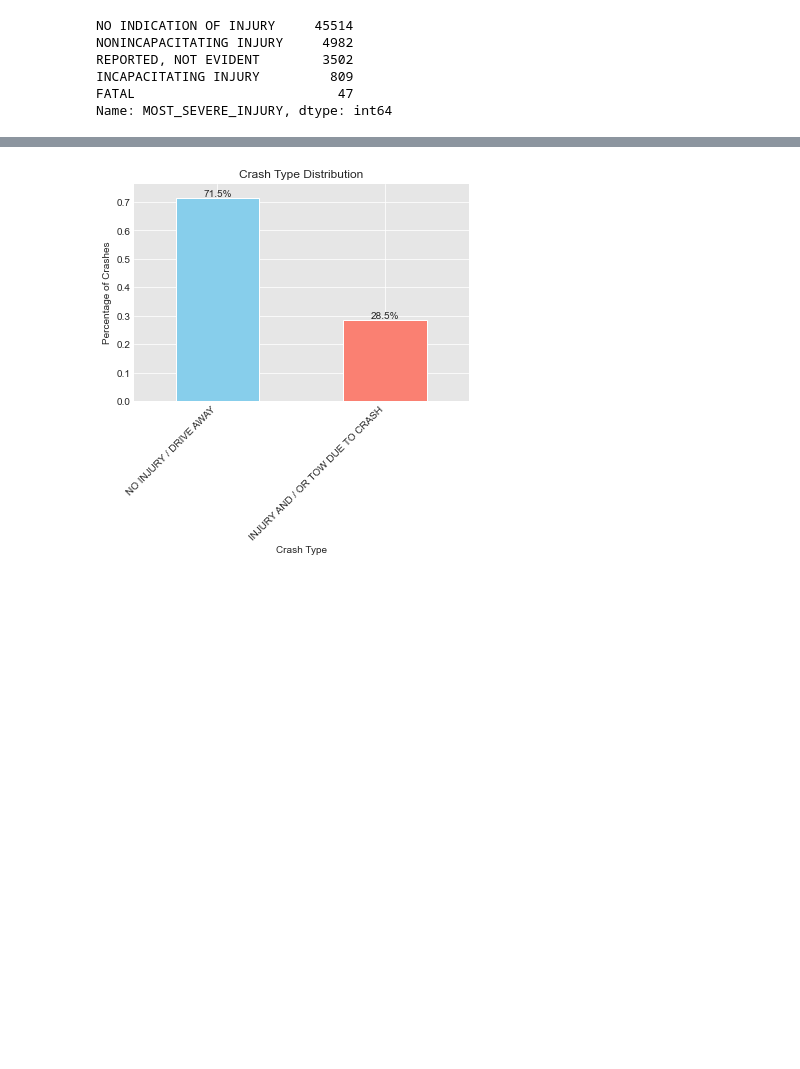
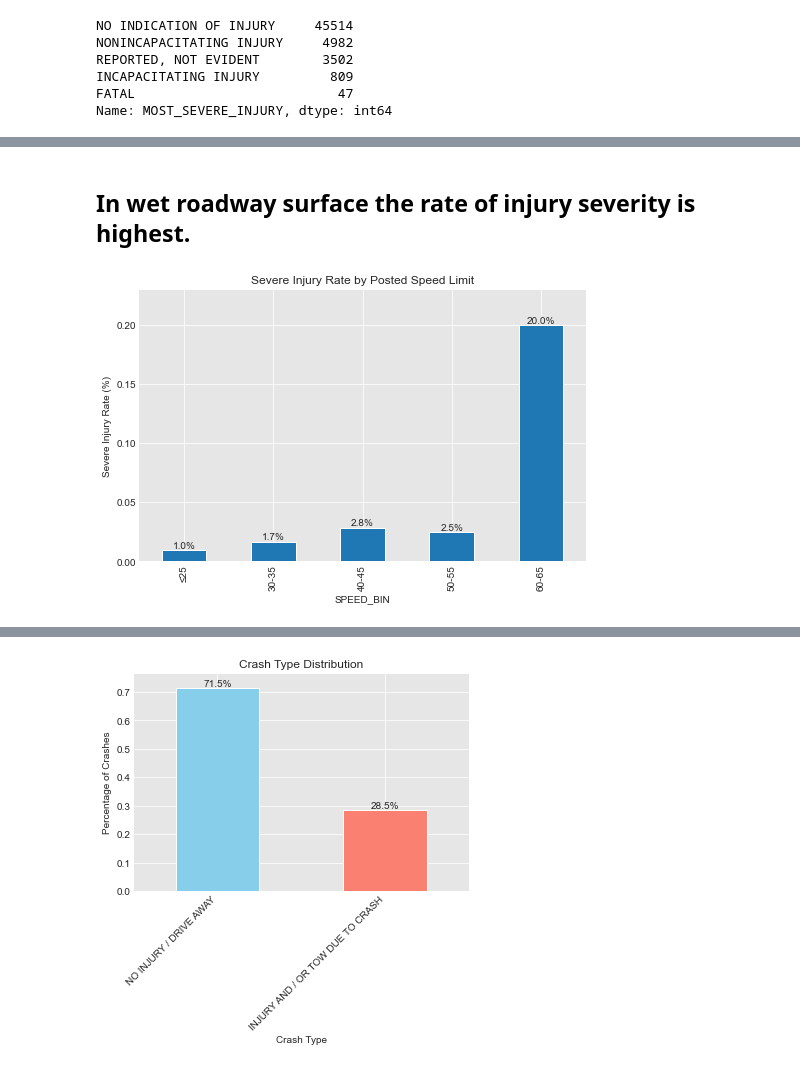
Before and after one commit to Victor-Mufasa/Phase-4-Project, a Jupyter notebook: index.ipynb, the cells around one changed output, grey strips where cells are left out. Drawn from its saved outputs; the diff is of its cells as text; code cells hidden in the pictures; blank space fills up the shorter version.

```diff
--- a/index.ipynb
+++ b/index.ipynb
@@ -70,7 +78,7 @@ INCAPACITATING INJURY         809
 FATAL                          47
 Name: MOST_SEVERE_INJURY, dtype: int64
 # %%
-crashes['IS_INCAPACITATING_OR_FATAL'] = (
+crashes['IS_SEVERE'] = (
     (crashes['INJURIES_INCAPACITATING'] > 0) |
     (crashes['INJURIES_FATAL'] > 0)
 )
@@ -118,0 +127,2 @@ Name: STREET_NAME, Length: 1236, dtype: int64
+# %% [markdown]
+## In wet roadway surface the rate of injury severity is highest.
@@ -118,0 +135,18 @@ Name: STREET_NAME, Length: 1236, dtype: int64
+# %%
+rates = crashes.groupby('SPEED_BIN')['IS_SEVERE'].mean()
+rates = rates.dropna()
+ax = rates.plot(kind='bar', figsize=(8,5))
+plt.ylabel('Severe Injury Rate (%)')
+plt.title('Severe Injury Rate by Posted Speed Limit')
+plt.ylim(0, rates.max() * 1.15)
+for i, rate in enumerate(rates):
+    ax.text(
+        i,
+        rate,
+        f"{rate:.1%}",
+        ha='center',
+        va='bottom',
+        fontsize=10
+    );
+# %% [output]
+[figure, added]
```
Also changed, not shown: parts of 64 cells of this notebook.
